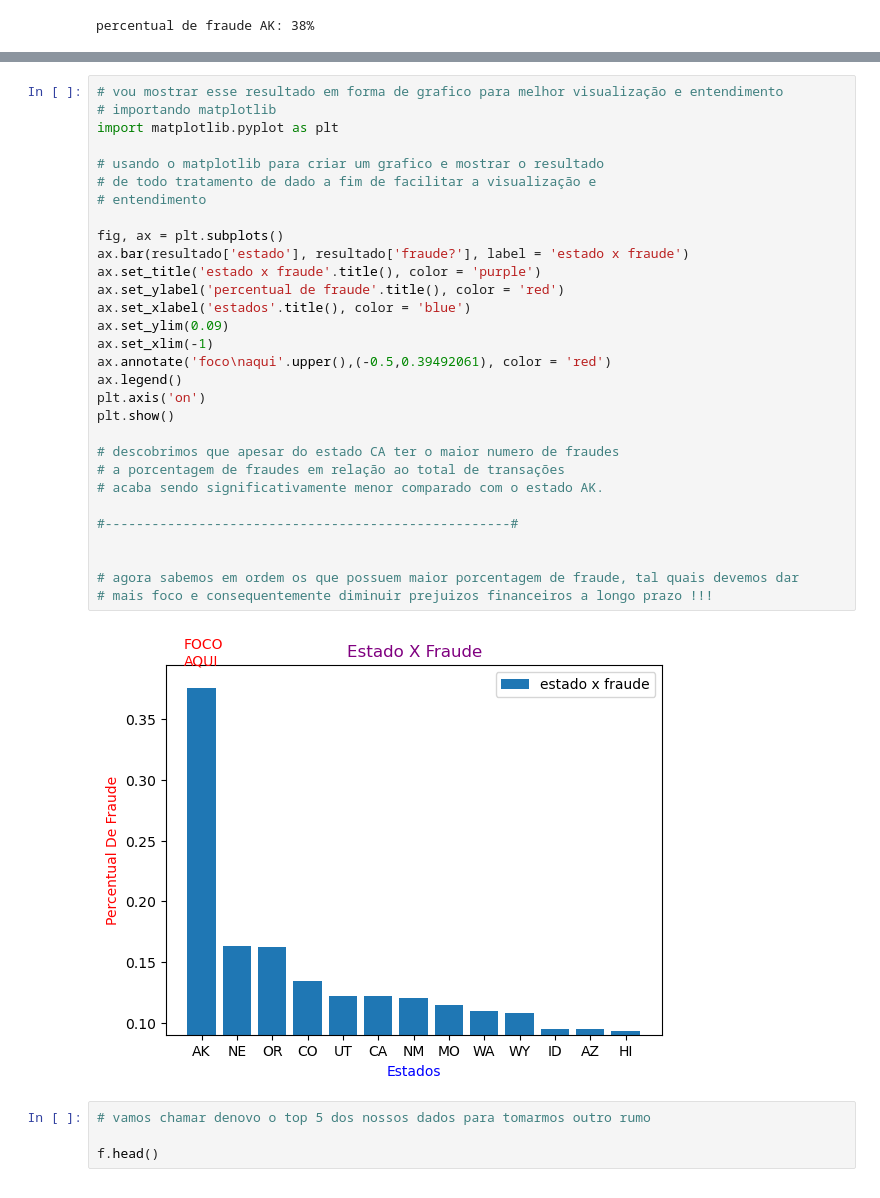
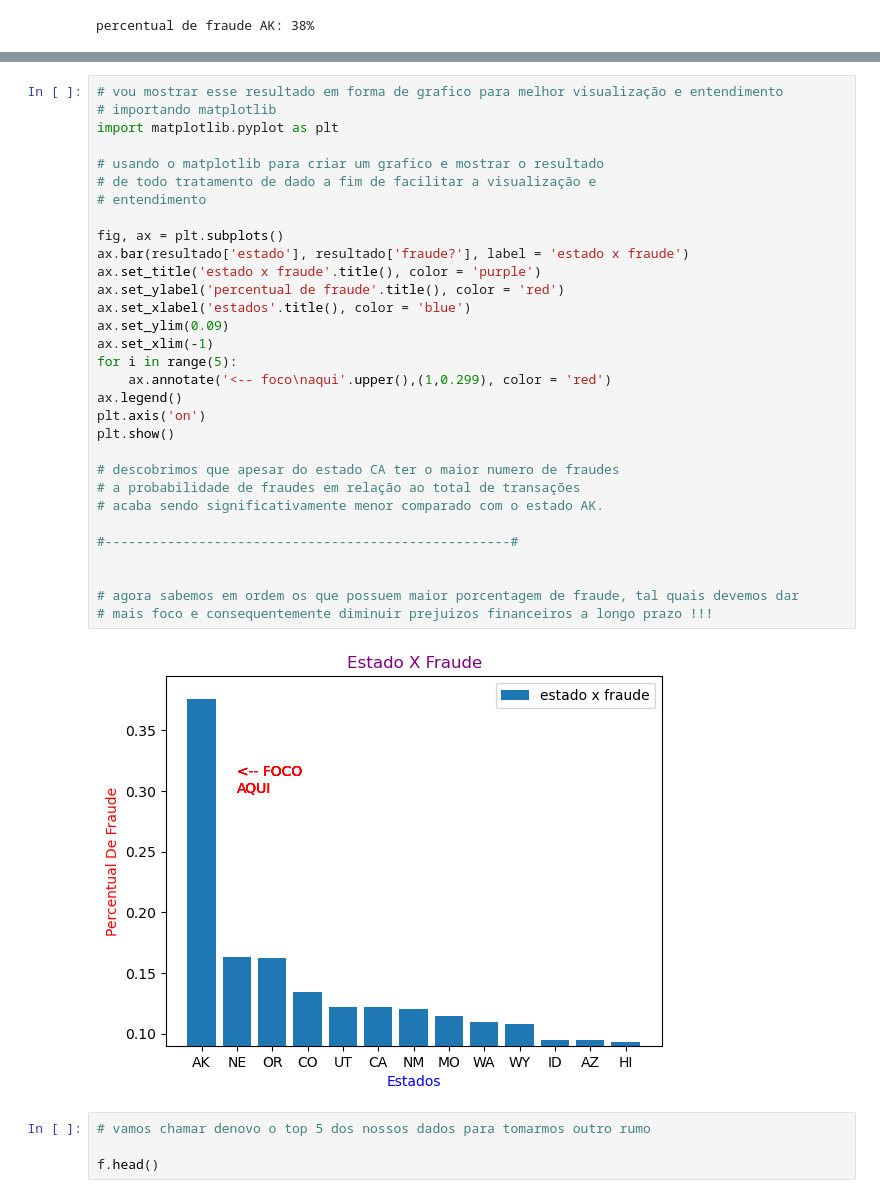
Before and after one commit to MatheusRocha98/Python-Analisando-fraudes, a Jupyter notebook: portfólio análise de fraude.ipynb, the cells around one changed output, grey strips where cells are left out. Drawn from its saved outputs; the diff is of its cells as text.

Commit message:
Portfólio análise de fraude com Python.ipynb

```diff
--- a/portfólio análise de fraude.ipynb
+++ b/portfólio análise de fraude.ipynb
@@ -286,35 +360,36 @@ resultado.head(3)
 # %%
 # vou mostrar esse resultado em forma de grafico para melhor visualização e entendimento
 # importando matplotlib
 import matplotlib.pyplot as plt
 
 # usando o matplotlib para criar um grafico e mostrar o resultado
 # de todo tratamento de dado a fim de facilitar a visualização e
 # entendimento
 
 fig, ax = plt.subplots()
 ax.bar(resultado['estado'], resultado['fraude?'], label = 'estado x fraude')
 ax.set_title('estado x fraude'.title(), color = 'purple')
 ax.set_ylabel('percentual de fraude'.title(), color = 'red')
 ax.set_xlabel('estados'.title(), color = 'blue')
 ax.set_ylim(0.09)
 ax.set_xlim(-1)
-ax.annotate('foco\naqui'.upper(),(-0.5,0.39492061), color = 'red')
+for i in range(5):
+    ax.annotate('<-- foco\naqui'.upper(),(1,0.299), color = 'red')
 ax.legend()
 plt.axis('on')
 plt.show()
 
 # descobrimos que apesar do estado CA ter o maior numero de fraudes
-# a porcentagem de fraudes em relação ao total de transações
+# a probabilidade de fraudes em relação ao total de transações
 # acaba sendo significativamente menor comparado com o estado AK.
 
 #----------------------------------------------------#
 
 
 # agora sabemos em ordem os que possuem maior porcentagem de fraude, tal quais devemos dar
 # mais foco e consequentemente diminuir prejuizos financeiros a longo prazo !!!
 # %% [output]
-[figure, old version]
+[figure, new version]
 # %%
 # vamos chamar denovo o top 5 dos nossos dados para tomarmos outro rumo
 
```
Also changed, not shown: parts of 31 cells of this notebook.
